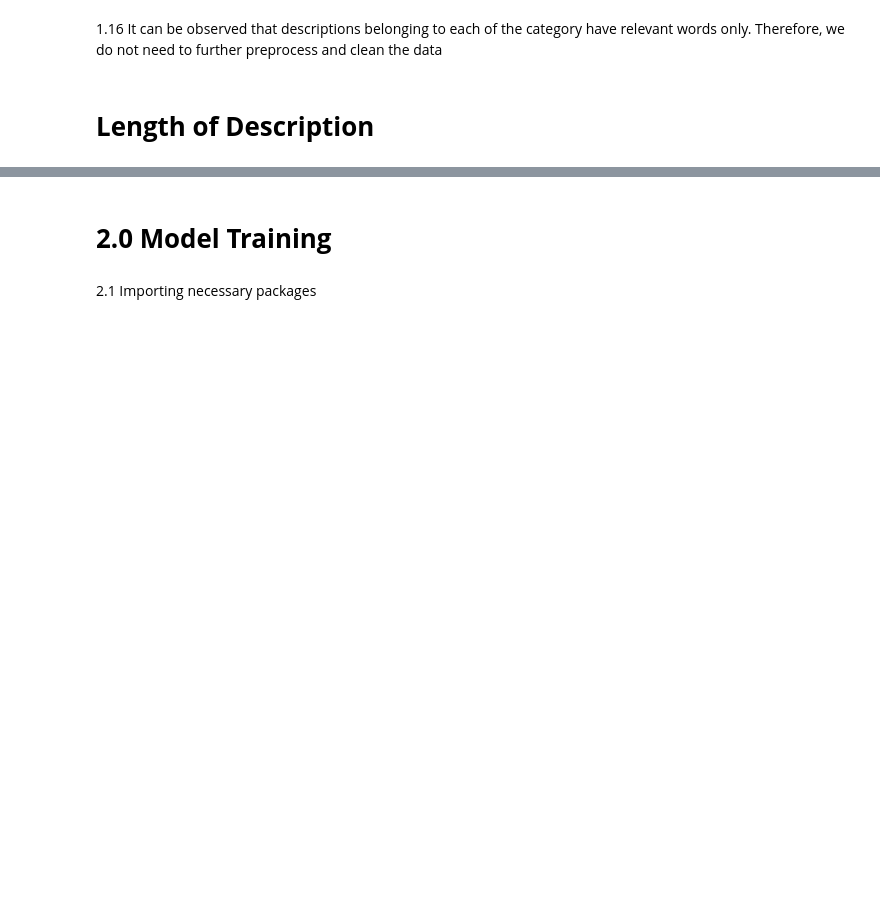
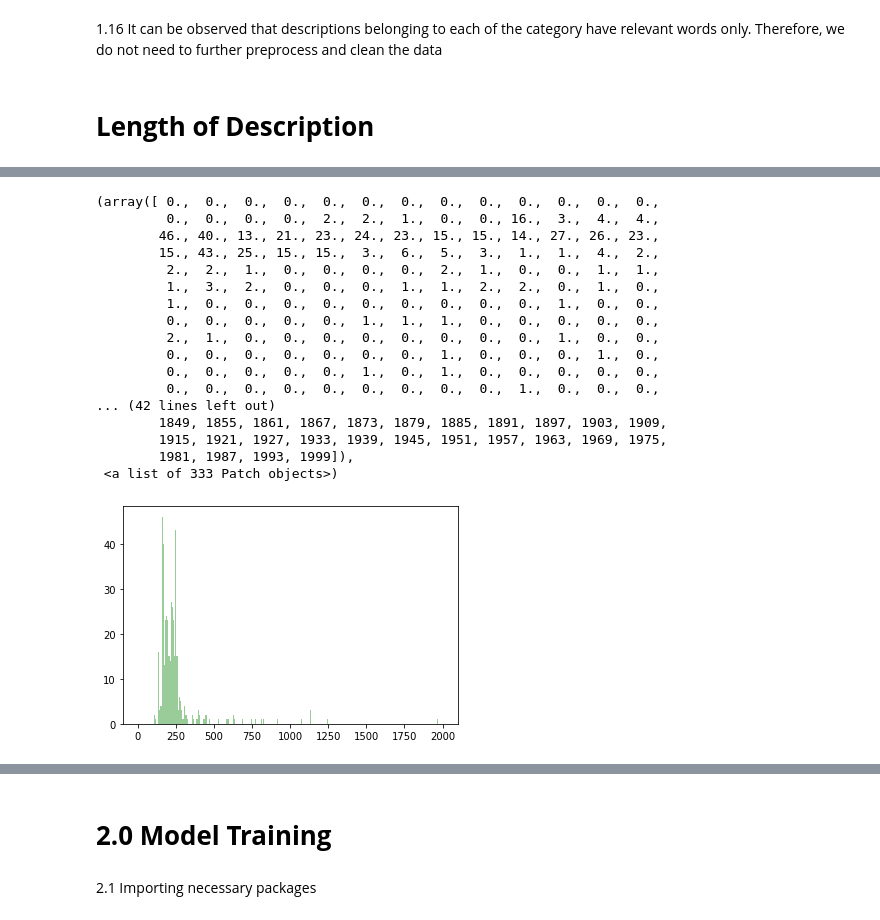
Before and after one commit to ankita1964/Flipkary_Product_Category_Prediction, a Jupyter notebook: MIDAS_TASK.ipynb, the cells around one changed output, grey strips where cells are left out. Cells and saved outputs as stored; diff of their text form; code cells hidden in the pictures; blank space fills up the shorter version.

```diff
--- a/MIDAS_TASK.ipynb
+++ b/MIDAS_TASK.ipynb
@@ -501,0 +547,32 @@ ValueError: ignored
+# %%
+desc = []
+prod = []
+watches = []
+for index,row in df_balanced.iterrows():
+  d = df_balanced['description'].iloc[index]
+  p = df_balanced['product_category_tree'].iloc[index]
+  if (p=='Watches'):
+    length = len(str(d))
+    watches.append(length)
+
+plt.hist(watches, bins=range(1,2000,6),
+              alpha=0.4, color="green")
+# %% [output]
+(array([ 0.,  0.,  0.,  0.,  0.,  0.,  0.,  0.,  0.,  0.,  0.,  0.,  0.,
+         0.,  0.,  0.,  0.,  2.,  2.,  1.,  0.,  0., 16.,  3.,  4.,  4.,
+        46., 40., 13., 21., 23., 24., 23., 15., 15., 14., 27., 26., 23.,
+        15., 43., 25., 15., 15.,  3.,  6.,  5.,  3.,  1.,  1.,  4.,  2.,
+         2.,  2.,  1.,  0.,  0.,  0.,  0.,  2.,  1.,  0.,  0.,  1.,  1.,
+         1.,  3.,  2.,  0.,  0.,  0.,  1.,  1.,  2.,  2.,  0.,  1.,  0.,
+         1.,  0.,  0.,  0.,  0.,  0.,  0.,  0.,  0.,  0.,  1.,  0.,  0.,
+         0.,  0.,  0.,  0.,  0.,  1.,  1.,  1.,  0.,  0.,  0.,  0.,  0.,
+         2.,  1.,  0.,  0.,  0.,  0.,  0.,  0.,  0.,  0.,  1.,  0.,  0.,
+         0.,  0.,  0.,  0.,  0.,  0.,  0.,  1.,  0.,  0.,  0.,  1.,  0.,
+         0.,  0.,  0.,  0.,  0.,  1.,  0.,  1.,  0.,  0.,  0.,  0.,  0.,
+         0.,  0.,  0.,  0.,  0.,  0.,  0.,  0.,  0.,  1.,  0.,  0.,  0.,
+... (42 lines left out)
+        1849, 1855, 1861, 1867, 1873, 1879, 1885, 1891, 1897, 1903, 1909,
+        1915, 1921, 1927, 1933, 1939, 1945, 1951, 1957, 1963, 1969, 1975,
+        1981, 1987, 1993, 1999]),
+ <a list of 333 Patch objects>)
+[figure, added]
```
Also changed, not shown: parts of 11 cells of this notebook.
